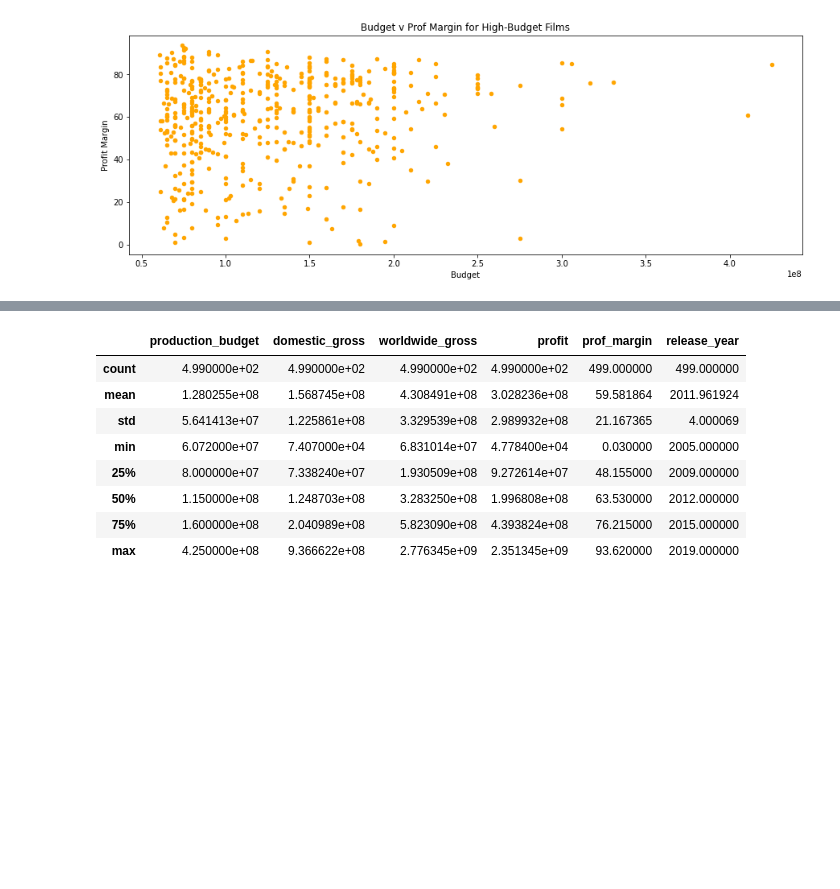
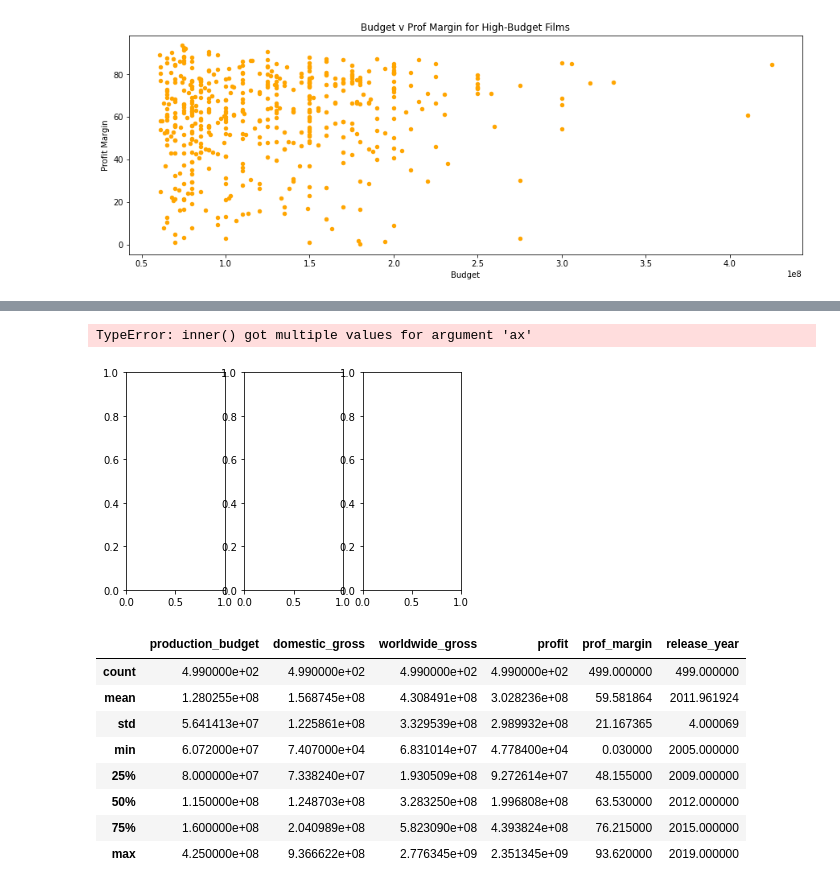
Before and after one commit to soohyunnie/avocoder-group-3-movie-analysis, a Jupyter notebook: Seth_Current_WB.ipynb, the cells around one changed output, grey strips where cells are left out. Drawn from its saved outputs; the diff is of its cells as text; code cells hidden in the pictures; blank space fills up the shorter version.

```diff
--- a/Seth_Current_WB.ipynb
+++ b/Seth_Current_WB.ipynb
@@ -221,3 +250,12 @@ sns.lmplot(x='production_budget',y='prof_margin',data=filtered_df_high);
+# %%
+fig, axs = plt.subplots(1,3)
+
+plt.hist(filtered_df_low['prof_margin'],ax=axs[0])
+plt.hist(filtered_df_mid['prof_margin'],ax=axs[1])
+plt.hist(filtered_df_high['prof_margin'],ax=axs[2])
+# %% [output]
+TypeError: inner() got multiple values for argument 'ax'
+[figure, added]
 # %%
 filtered_df_high.describe()
 # %% [output]
```
Also changed, not shown: parts of 7 cells of this notebook, 4 other files.
